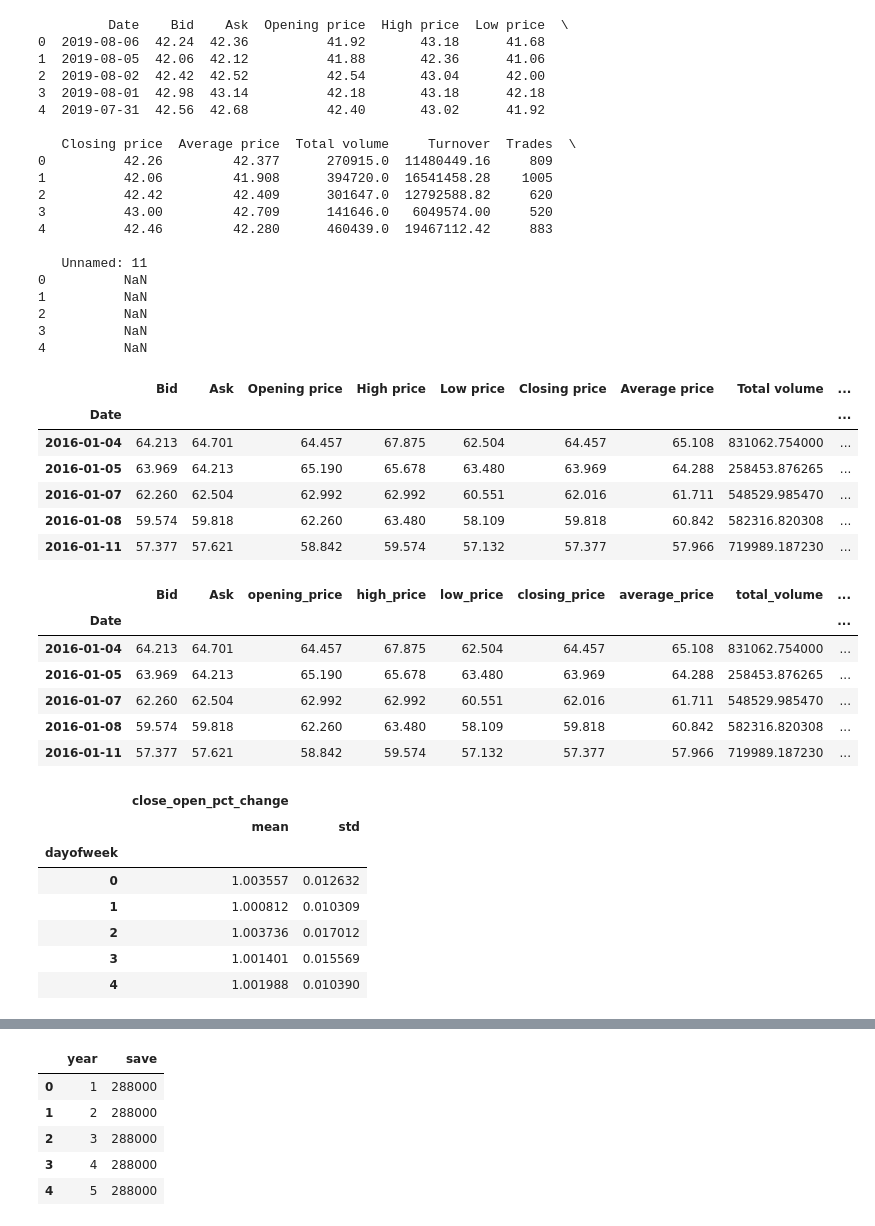
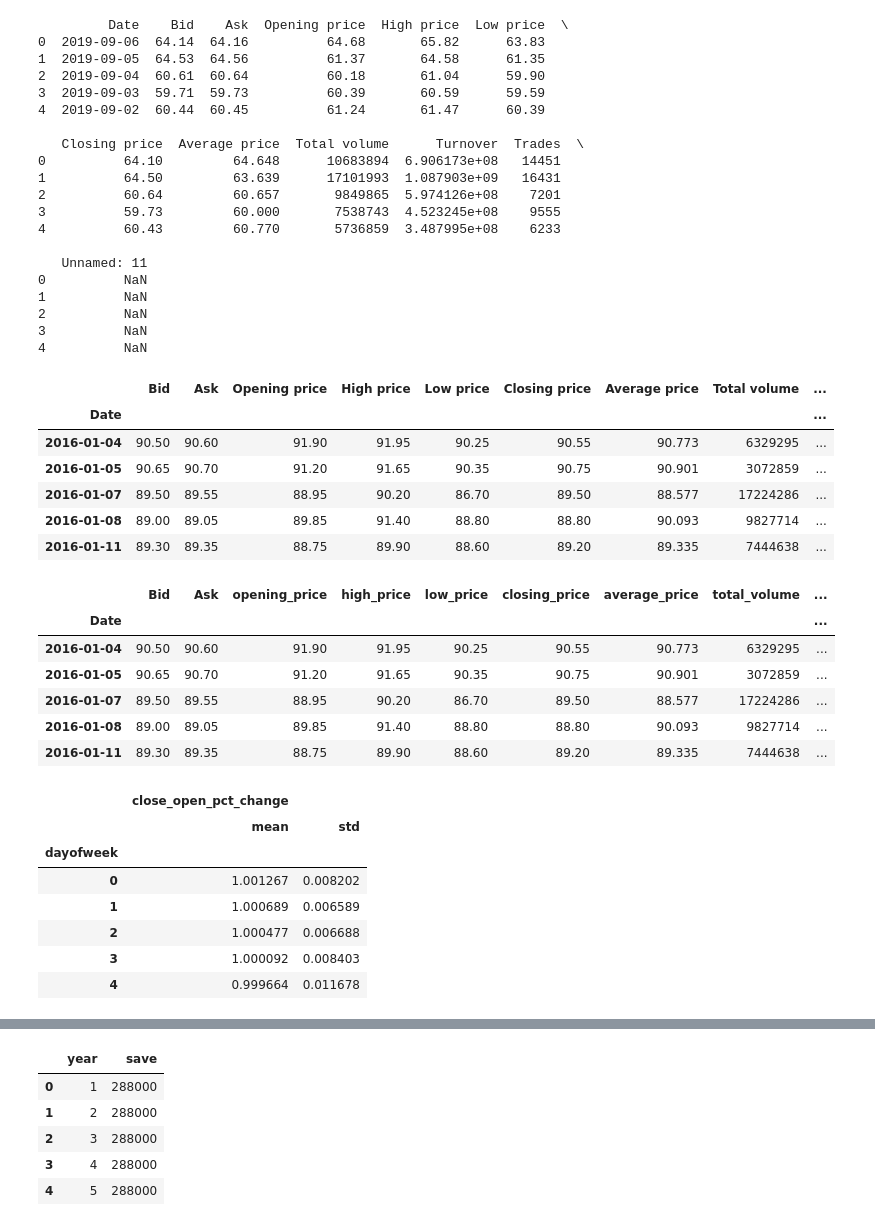
Before and after one commit to Hjartarson/stock-market, a Jupyter notebook: thrift.ipynb, the cells around one changed output, grey strips where cells are left out. Saved outputs shown, nothing was run; the diff lists cells and outputs as text; code cells hidden in the pictures.

```diff
--- a/thrift.ipynb
+++ b/thrift.ipynb
@@ -14,44 +14,44 @@ nordea_reports = pd.to_datetime(['20170126',
                                 '20170427', '20170620', '20171026', '20180125',
                                 '20180425', '20180619', '20181024', '20190206'])
 # %%
-df = pd.read_csv('TOBII-2016-01-01-2019-08-06.csv',sep=';')
+df = pd.read_csv('NDA_SE-2016-01-01-2019-09-09.csv',sep=';')
 #df['open'] = df['Opening price'].str.replace(',','.',).astype(np.float32)
 print(df.head())
 df['Date'] = pd.to_datetime(df['Date'])
 df['dayofweek'] = df['Date'].dt.dayofweek
 df = df.set_index('Date')
 df = df.sort_index()
 df['closing_close_yesterday'] = df['Closing price'].shift(1)
 df['close_open_pct_change'] = df['Opening price'].div(df['closing_close_yesterday'])
 df.head()
 # %% [output]
          Date    Bid    Ask  Opening price  High price  Low price  \
-0  2019-08-06  42.24  42.36          41.92       43.18      41.68
-1  2019-08-05  42.06  42.12          41.88       42.36      41.06
-2  2019-08-02  42.42  42.52          42.54       43.04      42.00
-3  2019-08-01  42.98  43.14          42.18       43.18      42.18
-4  2019-07-31  42.56  42.68          42.40       43.02      41.92
+0  2019-09-06  64.14  64.16          64.68       65.82      63.83
+1  2019-09-05  64.53  64.56          61.37       64.58      61.35
+2  2019-09-04  60.61  60.64          60.18       61.04      59.90
+3  2019-09-03  59.71  59.73          60.39       60.59      59.59
+4  2019-09-02  60.44  60.45          61.24       61.47      60.39
 
-   Closing price  Average price  Total volume     Turnover  Trades  \
-0          42.26         42.377      270915.0  11480449.16     809
-1          42.06         41.908      394720.0  16541458.28    1005
-2          42.42         42.409      301647.0  12792588.82     620
-3          43.00         42.709      141646.0   6049574.00     520
-4          42.46         42.280      460439.0  19467112.42     883
+   Closing price  Average price  Total volume      Turnover  Trades  \
+0          64.10         64.648      10683894  6.906173e+08   14451
+1          64.50         63.639      17101993  1.087903e+09   16431
+2          60.64         60.657       9849865  5.974126e+08    7201
+3          59.73         60.000       7538743  4.523245e+08    9555
+4          60.43         60.770       5736859  3.487995e+08    6233
 
    Unnamed: 11
 0          NaN
 1          NaN
 2          NaN
 3          NaN
 4          NaN
 |  | Bid | Ask | Opening price | High price | Low price | Closing price | Average price | Total volume | ... |
 | Date |  |  |  |  |  |  |  |  | ... |
-| 2016-01-04 | 64.213 | 64.701 | 64.457 | 67.875 | 62.504 | 64.457 | 65.108 | 831062.754000 | ... |
-| 2016-01-05 | 63.969 | 64.213 | 65.190 | 65.678 | 63.480 | 63.969 | 64.288 | 258453.876265 | ... |
-| 2016-01-07 | 62.260 | 62.504 | 62.992 | 62.992 | 60.551 | 62.016 | 61.711 | 548529.985470 | ... |
-| 2016-01-08 | 59.574 | 59.818 | 62.260 | 63.480 | 58.109 | 59.818 | 60.842 | 582316.820308 | ... |
-| 2016-01-11 | 57.377 | 57.621 | 58.842 | 59.574 | 57.132 | 57.377 | 57.966 | 719989.187230 | ... |
+| 2016-01-04 | 90.50 | 90.60 | 91.90 | 91.95 | 90.25 | 90.55 | 90.773 | 6329295 | ... |
+| 2016-01-05 | 90.65 | 90.70 | 91.20 | 91.65 | 90.35 | 90.75 | 90.901 | 3072859 | ... |
+| 2016-01-07 | 89.50 | 89.55 | 88.95 | 90.20 | 86.70 | 89.50 | 88.577 | 17224286 | ... |
+| 2016-01-08 | 89.00 | 89.05 | 89.85 | 91.40 | 88.80 | 88.80 | 90.093 | 9827714 | ... |
+| 2016-01-11 | 89.30 | 89.35 | 88.75 | 89.90 | 88.60 | 89.20 | 89.335 | 7444638 | ... |
 # %%
 # rename columns
 df.rename(columns = {'Average price':'average_price',
@@ -66,11 +66,11 @@ df.head()
 # %% [output]
 |  | Bid | Ask | opening_price | high_price | low_price | closing_price | average_price | total_volume | ... |
 | Date |  |  |  |  |  |  |  |  | ... |
-| 2016-01-04 | 64.213 | 64.701 | 64.457 | 67.875 | 62.504 | 64.457 | 65.108 | 831062.754000 | ... |
-| 2016-01-05 | 63.969 | 64.213 | 65.190 | 65.678 | 63.480 | 63.969 | 64.288 | 258453.876265 | ... |
-| 2016-01-07 | 62.260 | 62.504 | 62.992 | 62.992 | 60.551 | 62.016 | 61.711 | 548529.985470 | ... |
-| 2016-01-08 | 59.574 | 59.818 | 62.260 | 63.480 | 58.109 | 59.818 | 60.842 | 582316.820308 | ... |
-| 2016-01-11 | 57.377 | 57.621 | 58.842 | 59.574 | 57.132 | 57.377 | 57.966 | 719989.187230 | ... |
+| 2016-01-04 | 90.50 | 90.60 | 91.90 | 91.95 | 90.25 | 90.55 | 90.773 | 6329295 | ... |
+| 2016-01-05 | 90.65 | 90.70 | 91.20 | 91.65 | 90.35 | 90.75 | 90.901 | 3072859 | ... |
+| 2016-01-07 | 89.50 | 89.55 | 88.95 | 90.20 | 86.70 | 89.50 | 88.577 | 17224286 | ... |
+| 2016-01-08 | 89.00 | 89.05 | 89.85 | 91.40 | 88.80 | 88.80 | 90.093 | 9827714 | ... |
+| 2016-01-11 | 89.30 | 89.35 | 88.75 | 89.90 | 88.60 | 89.20 | 89.335 | 7444638 | ... |
 # %%
 agg = {'close_open_pct_change':['mean','std']}
 df.groupby('dayofweek').agg(agg)
@@ -78,11 +78,11 @@ df.groupby('dayofweek').agg(agg)
 |  | close_open_pct_change |  |
 |  | mean | std |
 | dayofweek |  |  |
-| 0 | 1.003557 | 0.012632 |
-| 1 | 1.000812 | 0.010309 |
-| 2 | 1.003736 | 0.017012 |
-| 3 | 1.001401 | 0.015569 |
-| 4 | 1.001988 | 0.010390 |
+| 0 | 1.001267 | 0.008202 |
+| 1 | 1.000689 | 0.006589 |
+| 2 | 1.000477 | 0.006688 |
+| 3 | 1.000092 | 0.008403 |
+| 4 | 0.999664 | 0.011678 |
 # %%
 df['n_turnover'] = (df['turnover'] - df['turnover'].min())/(df['turnover'].max()-df['turnover'].min())
 df['n_trades'] = (df['trades'] - df['trades'].min())/(df['trades'].max()-df['trades'].min())
```
Also changed, not shown: parts of 7 cells of this notebook, 11 other files.
